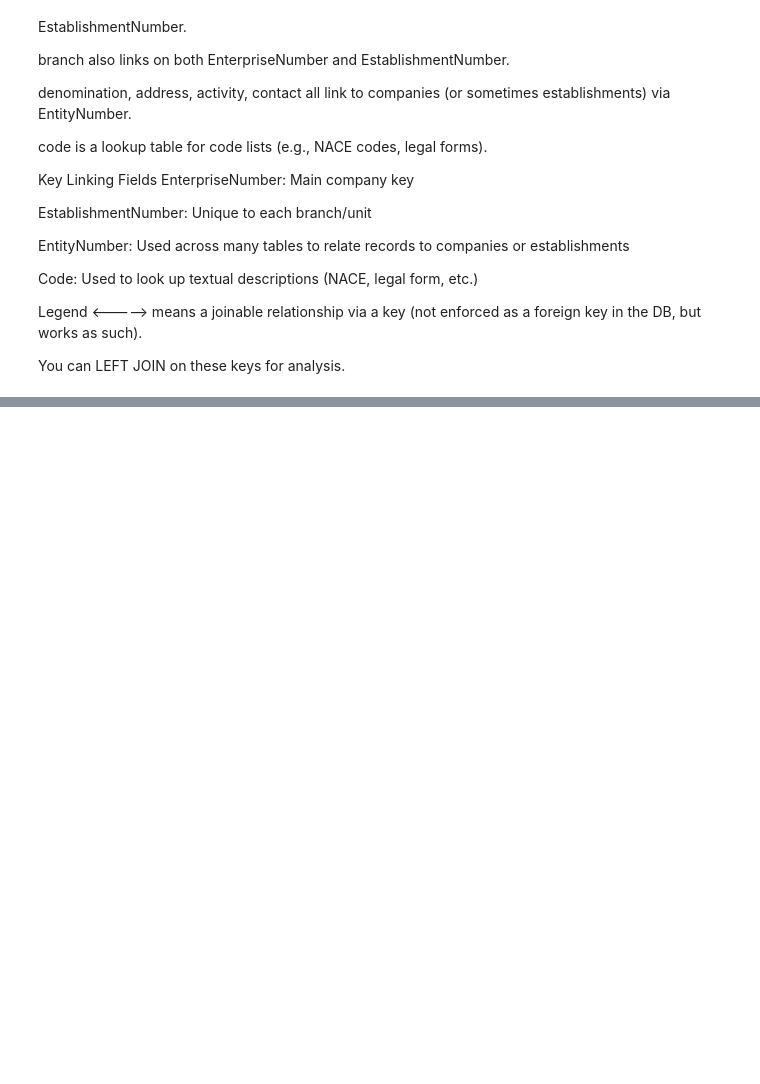
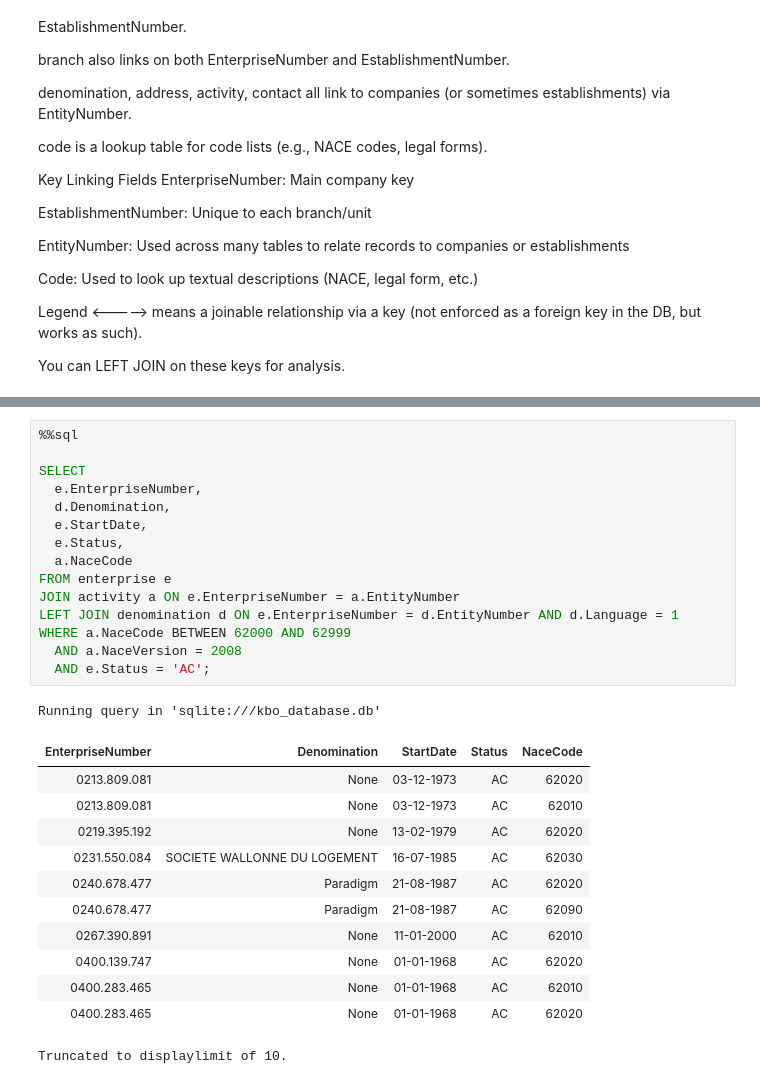
Before and after one commit to Marcvg69/challenge-data-analysis-sql, a Jupyter notebook: kbo_explore.ipynb, the cells around one changed output, grey strips where cells are left out. Saved outputs shown, nothing was run; the diff lists cells and outputs as text; blank space fills up the shorter version.

```diff
--- a/kbo_explore.ipynb
+++ b/kbo_explore.ipynb
@@ -492,0 +546,29 @@ When registering a company in Belgium, selecting the correct NACE codes is cruci
+# %%
+%%sql
+
+SELECT
+  e.EnterpriseNumber,
+  d.Denomination,
+  e.StartDate,
+  e.Status,
+  a.NaceCode
+FROM enterprise e
+JOIN activity a ON e.EnterpriseNumber = a.EntityNumber
+LEFT JOIN denomination d ON e.EnterpriseNumber = d.EntityNumber AND d.Language = 1
+WHERE a.NaceCode BETWEEN 62000 AND 62999
+  AND a.NaceVersion = 2008
+  AND e.Status = 'AC';
+# %% [output]
+Running query in 'sqlite:///kbo_database.db'
+| EnterpriseNumber | Denomination | StartDate | Status | NaceCode |
+| 0213.809.081 | None | 03-12-1973 | AC | 62020 |
+| 0213.809.081 | None | 03-12-1973 | AC | 62010 |
+| 0219.395.192 | None | 13-02-1979 | AC | 62020 |
+| 0231.550.084 | SOCIETE WALLONNE DU LOGEMENT | 16-07-1985 | AC | 62030 |
+| 0240.678.477 | Paradigm | 21-08-1987 | AC | 62020 |
+| 0240.678.477 | Paradigm | 21-08-1987 | AC | 62090 |
+| 0267.390.891 | None | 11-01-2000 | AC | 62010 |
+| 0400.139.747 | None | 01-01-1968 | AC | 62020 |
+| 0400.283.465 | None | 01-01-1968 | AC | 62010 |
+| 0400.283.465 | None | 01-01-1968 | AC | 62020 |
+Truncated to displaylimit of 10.
```
Also changed, not shown: parts of 7 cells of this notebook, 1 other file.
